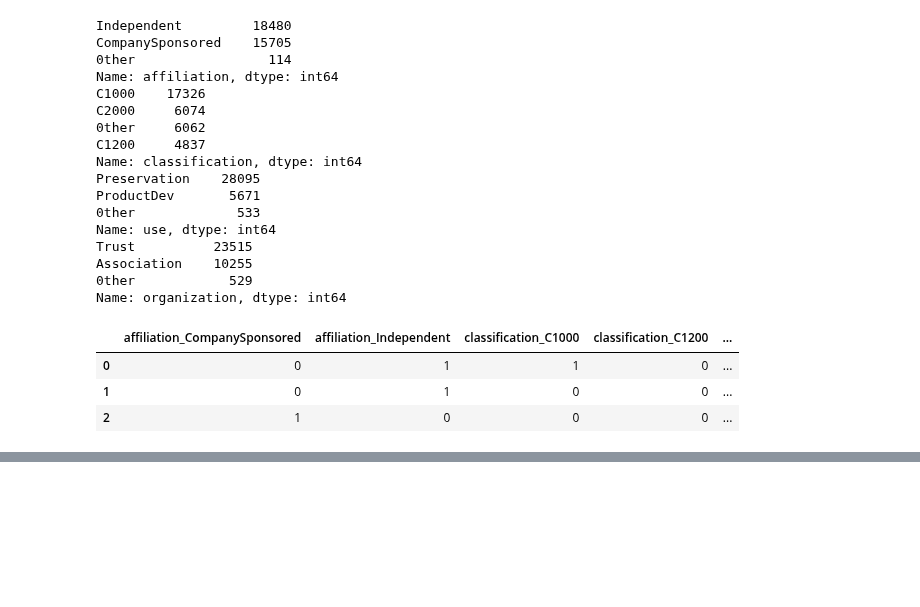
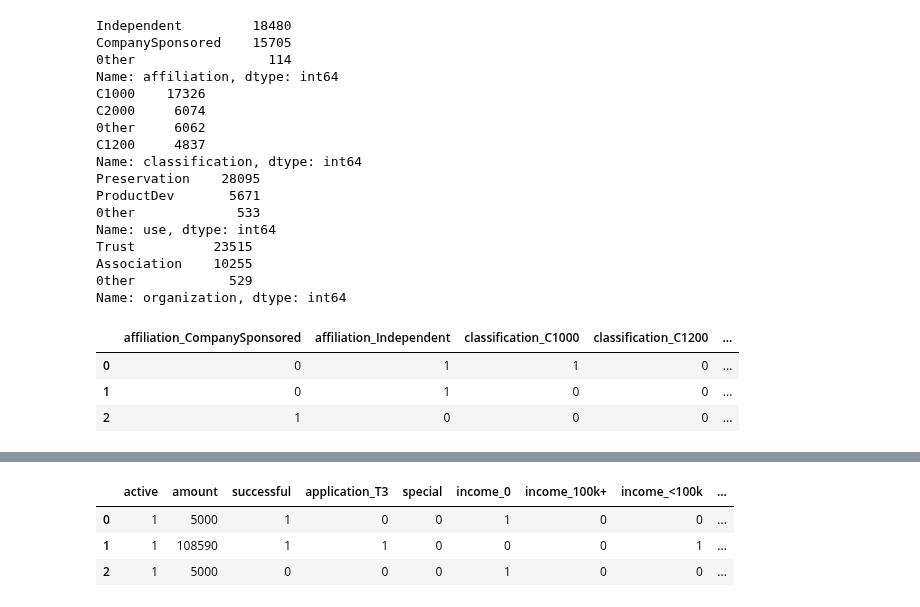
Before and after one commit to tri-bui/sandbox-ml, a Jupyter notebook: charity-risk/risk-assessment.ipynb, the cells around one changed output, grey strips where cells are left out. Saved outputs shown, nothing was run; the diff lists cells and outputs as text; code cells hidden in the pictures; blank space fills up the shorter version.

```diff
--- a/charity-risk/risk-assessment.ipynb
+++ b/charity-risk/risk-assessment.ipynb
@@ -264,0 +267,10 @@ KeyError: "None of [Index(['income'], dtype='object')] are in the [columns]"
+# %%
+# Drop categorical columns
+cat_feats.remove('income') # `income` already dropped
+df_merged.drop(columns=cat_feats, inplace=True)
+df_merged.head(3)
+# %% [output]
+|  | active | amount | successful | application_T3 | special | income_0 | income_100k+ | income_<100k | ... |
+| 0 | 1 | 5000 | 1 | 0 | 0 | 1 | 0 | 0 | ... |
+| 1 | 1 | 108590 | 1 | 1 | 0 | 0 | 0 | 1 | ... |
+| 2 | 1 | 5000 | 0 | 0 | 0 | 1 | 0 | 0 | ... |
```
Also changed, not shown: parts of 13 cells of this notebook.
